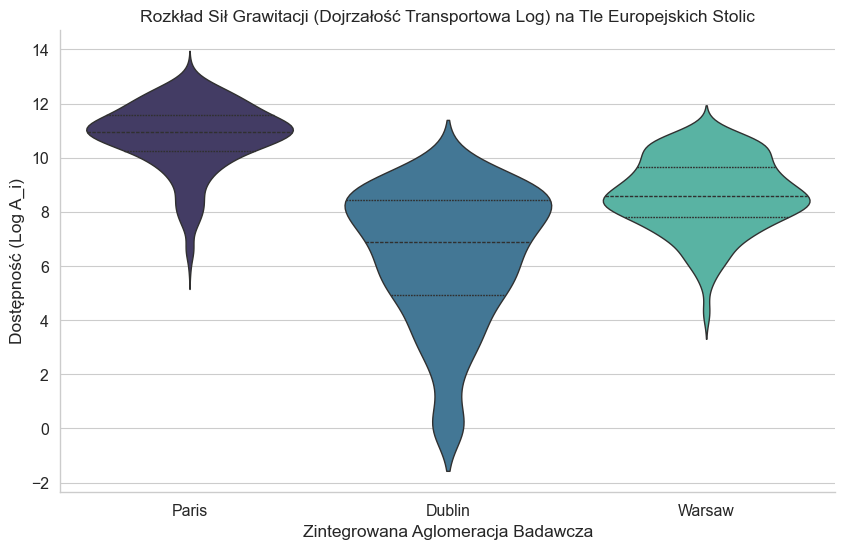
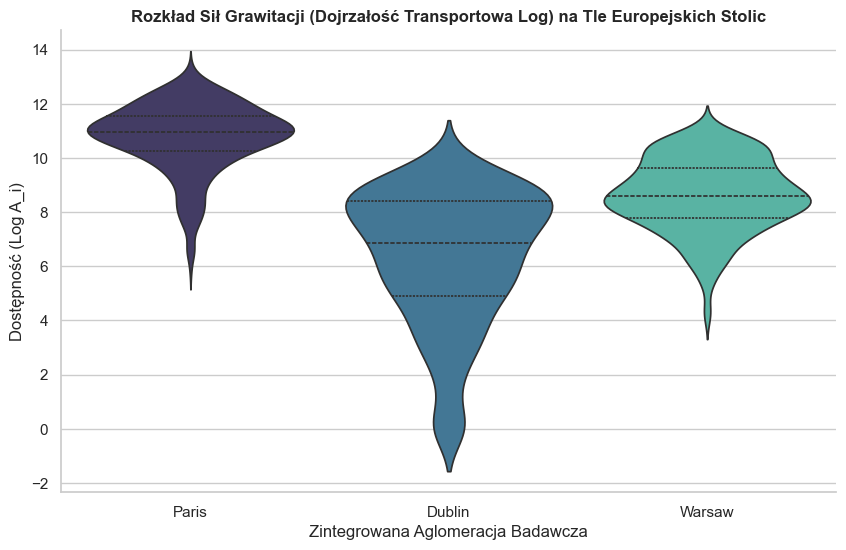
Code edit (unified diff) that turned the first committed figure into the second:
--- before
+++ after
@@ -10,7 +10,10 @@
 combined_df = pd.concat(combined, ignore_index=True)
 
-plt.figure(figsize=(10, 6))
+plt.style.use('default')
+sns.set_theme(style="whitegrid") # Wymuszamy jasny motyw Seaborn
+plt.figure(figsize=(10, 6), facecolor='white')
+
 sns.violinplot(data=combined_df, x="city", y="log_access", palette="mako", inner="quartile")
-plt.title("Rozkład Sił Grawitacji (Dojrzałość Transportowa Log) na Tle Europejskich Stolic")
+plt.title("Rozkład Sił Grawitacji (Dojrzałość Transportowa Log) na Tle Europejskich Stolic", fontdict={'weight': 'bold'})
 plt.ylabel("Dostępność (Log A_i)")
 plt.xlabel("Zintegrowana Aglomeracja Badawcza")
@@ -19,4 +22,4 @@
 plot_pth = OUTPUTS_E5 / 'comparison'
 plot_pth.mkdir(parents=True, exist_ok=True)
-plt.savefig(plot_pth / "violin_city_comparison.png", dpi=300, bbox_inches='tight')
+plt.savefig(plot_pth / "violin_city_comparison.png", dpi=300, bbox_inches='tight', facecolor='white')
 plt.show()

Commit: Implement dynamic beta assignment in gravity model for income-based sensitivity analysis, add support for 3-variant comparative modeling method.